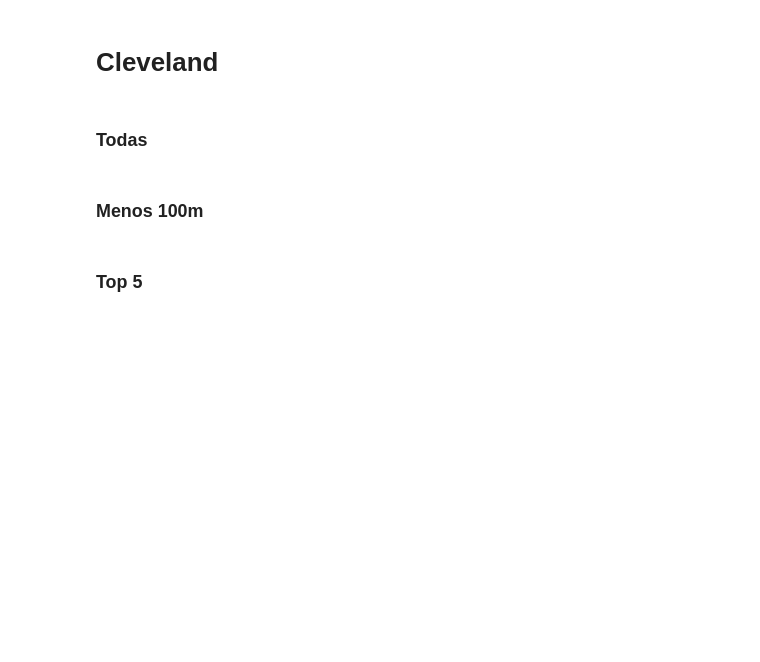
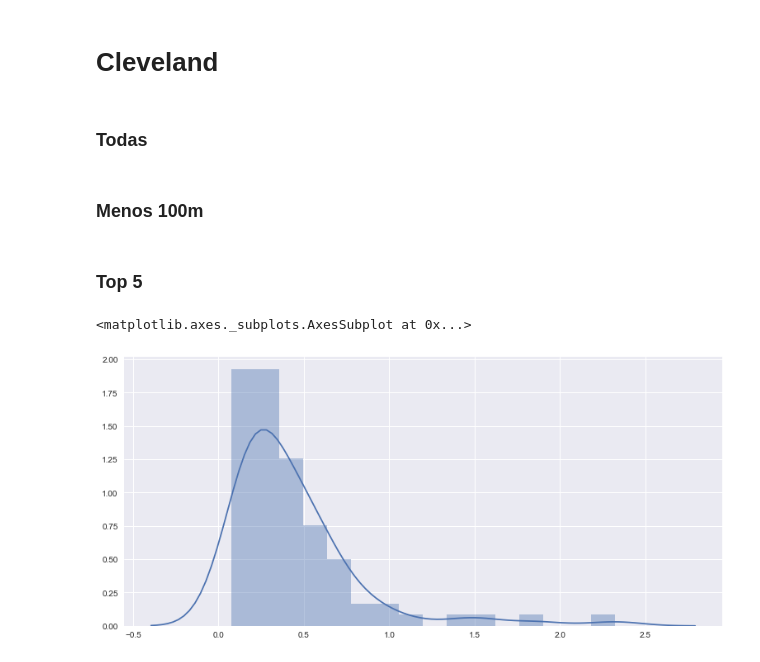
Before and after one commit to smcsicardi/metnum-tp3, a Jupyter notebook: El Paso vs Cleveland.ipynb, the cells around one changed output. Drawn from its saved outputs; the diff is of its cells as text; code cells hidden in the pictures; blank space fills up the shorter version.

```diff
--- a/El Paso vs Cleveland.ipynb
+++ b/El Paso vs Cleveland.ipynb
@@ -265,6 +265,11 @@ for chunk in range(1920, 2005):
 
     err = ecm(results_tt, cleveland.query('year >= @chunk & year < @hasta')['avg'])
     total_cleveland_top.append(err)
+# %%
+sns.distplot(total_el_paso)
+# %% [output]
+<matplotlib.axes._subplots.AxesSubplot at 0x...>
+[figure, added]
 # %%
 tabla = pd.DataFrame(data=[
     [sum(total_el_paso)/len(total_el_paso), max(total_el_paso), min(total_el_paso), 'Todas', 'El Paso'],
```
Also changed, not shown: parts of 1 cell of this notebook, 3 other files.
